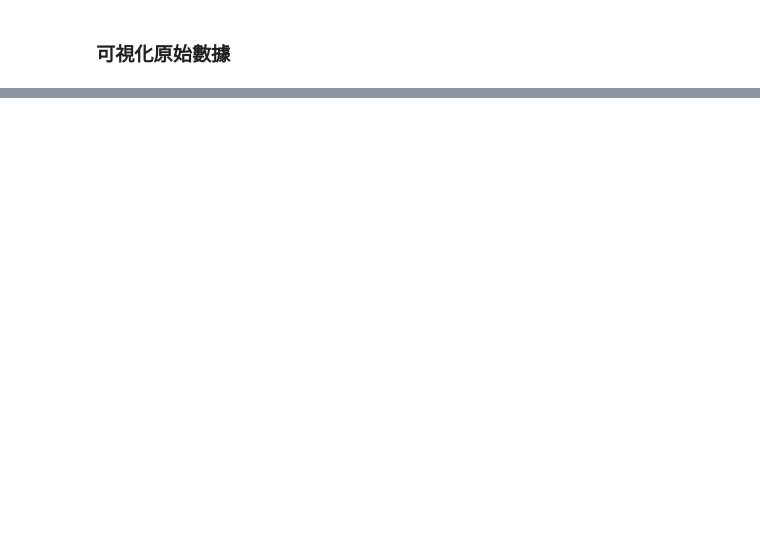
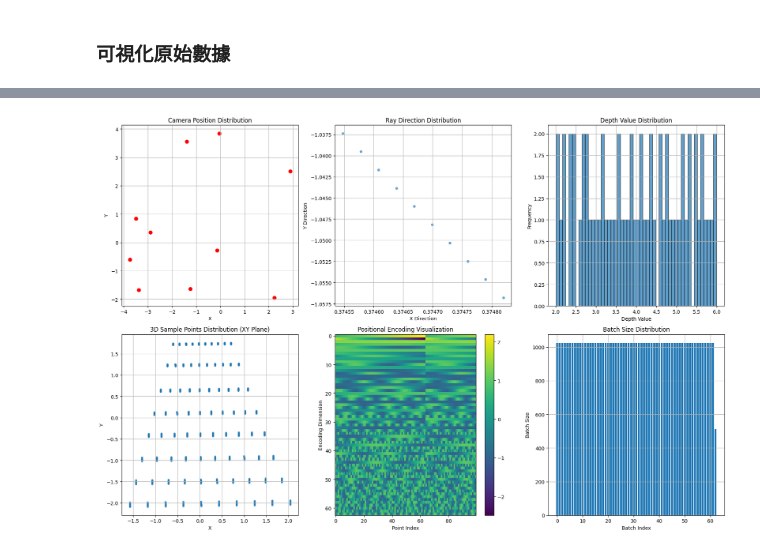
Before and after one commit to iamleoluo/quantum_nerf, a Jupyter notebook: notebooks/02_數據流演示.ipynb, the cells around one changed output, grey strips where cells are left out. Drawn from its saved outputs; the diff is of its cells as text; code cells hidden in the pictures; blank space fills up the shorter version.

```diff
--- a/notebooks/02_數據流演示.ipynb
+++ b/notebooks/02_數據流演示.ipynb
@@ -189,20 +83,0 @@ print(f"   - Z 範圍: [{camera_positions[:, 2].min():.2f}, {camera_positions[:,
-# %%
-# 為所有訓練圖像創建射線
-print("🔫 生成射線...")
-rays_o, rays_d = data_loader.create_rays(train_poses, train_intrinsics)
-
-print(f"\n📊 射線數據統計:")
-print(f"   - 射線起點形狀: {rays_o.shape}")
-print(f"   - 射線方向形狀: {rays_d.shape}")
-print(f"   - 每張圖像的射線數: {rays_o.shape[1] * rays_o.shape[2]}")
-print(f"   - 總射線數: {rays_o.shape[0] * rays_o.shape[1] * rays_o.shape[2]}")
-
-# 分析第一張圖像的射線
-first_rays_o = rays_o[0]  # [H, W, 3]
-first_rays_d = rays_d[0]  # [H, W, 3]
-
-print(f"\n🔍 第一張圖像射線分析:")
-print(f"   - 射線起點 (都相同): {first_rays_o[0, 0]}")
-print(f"   - 中心射線方向: {first_rays_d[32, 32]}")
-print(f"   - 左上角射線方向: {first_rays_d[0, 0]}")
-print(f"   - 右下角射線方向: {first_rays_d[-1, -1]}")
@@ -626,0 +497,77 @@ plt.show()
+# %%
+# 創建數據流可視化
+fig, axes = plt.subplots(2, 3, figsize=(18, 12))
+
+# 1. 相機位置可視化
+ax = axes[0, 0]
+camera_positions = []
+for i in range(min(10, len(train_transforms['frames']))):
+    transform = np.array(train_transforms['frames'][i]['transform_matrix'])
+    camera_positions.append(transform[:3, 3])
+
+camera_positions = np.array(camera_positions)
+ax.scatter(camera_positions[:, 0], camera_positions[:, 1], c='red', s=50)
+ax.set_xlabel('X')
+ax.set_ylabel('Y')
+ax.set_title('Camera Position Distribution')
+ax.grid(True)
+
+# 2. 射線方向分佈
+ax = axes[0, 1]
+sample_rays = demo_rays_d[::100]  # 每100條射線取一條
+ax.scatter(sample_rays[:, 0], sample_rays[:, 1], alpha=0.6, s=20)
+ax.set_xlabel('X Direction')
+ax.set_ylabel('Y Direction')
+ax.set_title('Ray Direction Distribution')
+ax.grid(True)
+
+# 3. 深度值分佈
+ax = axes[0, 2]
+ax.hist(z_vals.flatten(), bins=50, alpha=0.7, edgecolor='black')
+ax.set_xlabel('Depth Value')
+ax.set_ylabel('Frequency')
+ax.set_title('Depth Value Distribution')
+ax.grid(True)
+
+# 4. 3D 點分佈
+ax = axes[1, 0]
+sample_points = points[::10, ::8].reshape(-1, 3)  # 採樣部分點
+ax.scatter(sample_points[:, 0], sample_points[:, 1], alpha=0.5, s=10)
+ax.set_xlabel('X')
+ax.set_ylabel('Y')
+ax.set_title('3D Sample Points Distribution (XY Plane)')
+ax.grid(True)
+
+# 5. 位置編碼可視化
+ax = axes[1, 1]
+encoded_sample = encoded_points[:100].numpy()  # 前100個編碼點
+im = ax.imshow(encoded_sample.T, aspect='auto', cmap='viridis')
+ax.set_xlabel('Point Index')
+ax.set_ylabel('Encoding Dimension')
+ax.set_title('Positional Encoding Visualization')
+plt.colorbar(im, ax=ax)
+
+# 6. 批次大小分佈
+ax = axes[1, 2]
+batch_sizes = [batch['batch_size'] for batch in batches]
+ax.bar(range(len(batch_sizes)), batch_sizes)
+ax.set_xlabel('Batch Index')
+ax.set_ylabel('Batch Size')
+ax.set_title('Batch Size Distribution')
+ax.grid(True)
+
+plt.tight_layout()
+plt.show()
+
+# 數據流程總結
+print("\n🎯 NeRF 數據流程總結:")
+print("="*50)
+print(f"1. 📸 輸入圖像: {len(train_transforms['frames'])} 張")
+print(f"2. 📡 生成射線: {len(rays_o)} 條")
+print(f"3. 🎲 3D 採樣點: {points.shape[0] * points.shape[1]} 個")
+print(f"4. 🔢 位置編碼: {encoded_points.shape[1]} 維")
+print(f"5. 📦 批次數據: {len(batches)} 個批次")
+print(f"6. 🧠 準備輸入神經網絡進行訓練")
+print("="*50)
+# %% [output]
+[figure, added]
```
Also changed, not shown: parts of 44 cells of this notebook, 32 other files.
